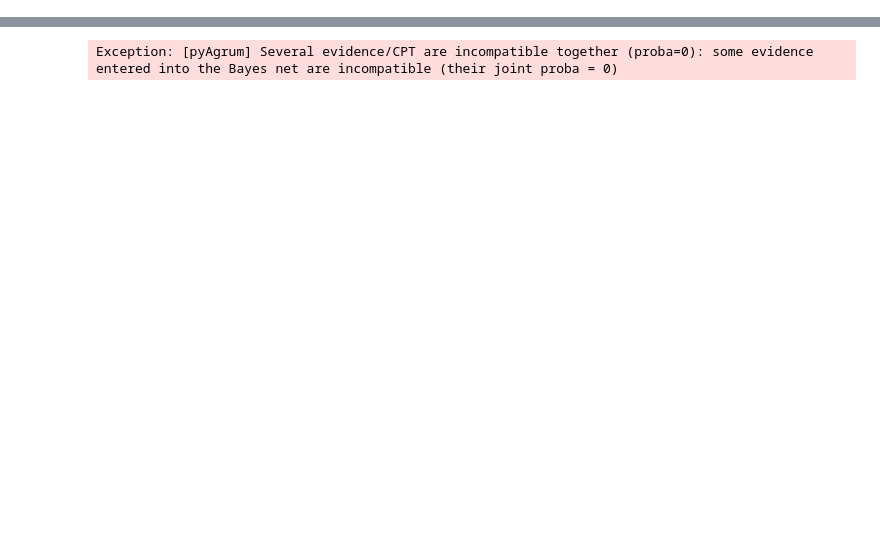
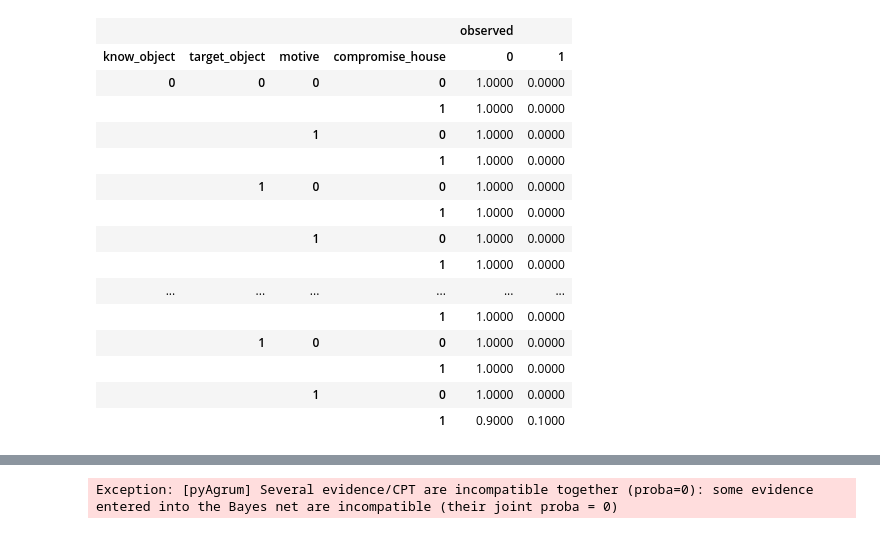
Before and after one commit to aludi/evaluatingScenarioBNs2023, a Jupyter notebook: BayesianJupyter.ipynb, the cells around one changed output, grey strips where cells are left out. Drawn from its saved outputs; the diff is of its cells as text; code cells hidden in the pictures; blank space fills up the shorter version.

```diff
--- a/BayesianJupyter.ipynb
+++ b/BayesianJupyter.ipynb
@@ -18,10 +18,10 @@ gim.exportInference(bn1, "GodsEye.pdf", evs={})
 # %% [output]
 [drawing not drawn]
 # %%
-bn2=gum.loadBN("CommonBN.net")
+bn2=gum.loadBN("BayesNets/CommonBN.net")
 bn2
 ie=gum.LazyPropagation(bn2)
 gnb.showInference(bn2,evs={})
-gim.exportInference(bn1, "Common.pdf", evs={})
+gim.exportInference(bn2, "BayesNets/Common.pdf", evs={})
 # %% [output]
 [drawing not drawn]
@@ -27,0 +47,19 @@ gim.exportInference(bn1, "Common.pdf", evs={})
+# %%
+bn2.cpt('observed')
+# %% [output]
+|  |  |  |  | observed |  |
+| know_object | target_object | motive | compromise_house | 0 | 1 |
+| 0 | 0 | 0 | 0 | 1.0000 | 0.0000 |
+|  |  |  | 1 | 1.0000 | 0.0000 |
+|  |  | 1 | 0 | 1.0000 | 0.0000 |
+|  |  |  | 1 | 1.0000 | 0.0000 |
+|  | 1 | 0 | 0 | 1.0000 | 0.0000 |
+|  |  |  | 1 | 1.0000 | 0.0000 |
+|  |  | 1 | 0 | 1.0000 | 0.0000 |
+|  |  |  | 1 | 1.0000 | 0.0000 |
+| ... | ... | ... | ... | ... | ... |
+|  |  |  | 1 | 1.0000 | 0.0000 |
+|  | 1 | 0 | 0 | 1.0000 | 0.0000 |
+|  |  |  | 1 | 1.0000 | 0.0000 |
+|  |  | 1 | 0 | 1.0000 | 0.0000 |
+|  |  |  | 1 | 0.9000 | 0.1000 |
```
Also changed, not shown: parts of 4 cells of this notebook, 8 other files.
